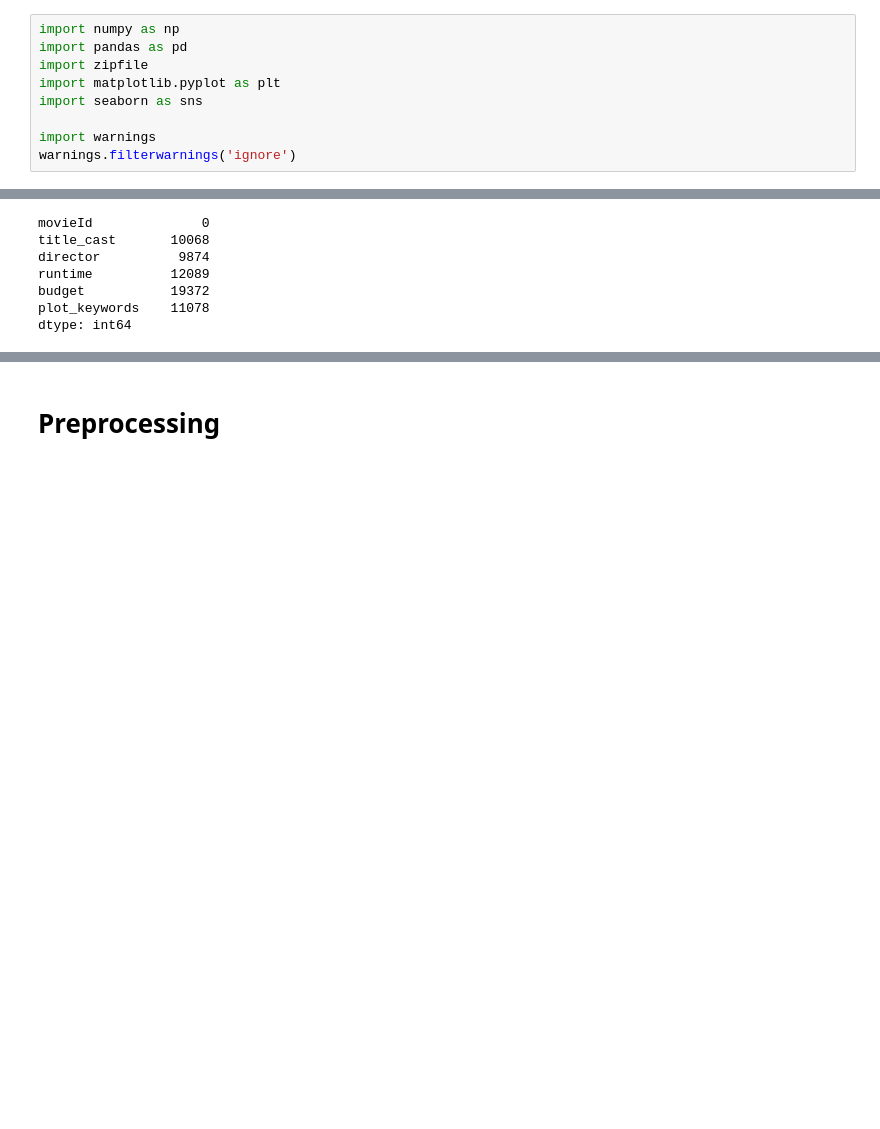
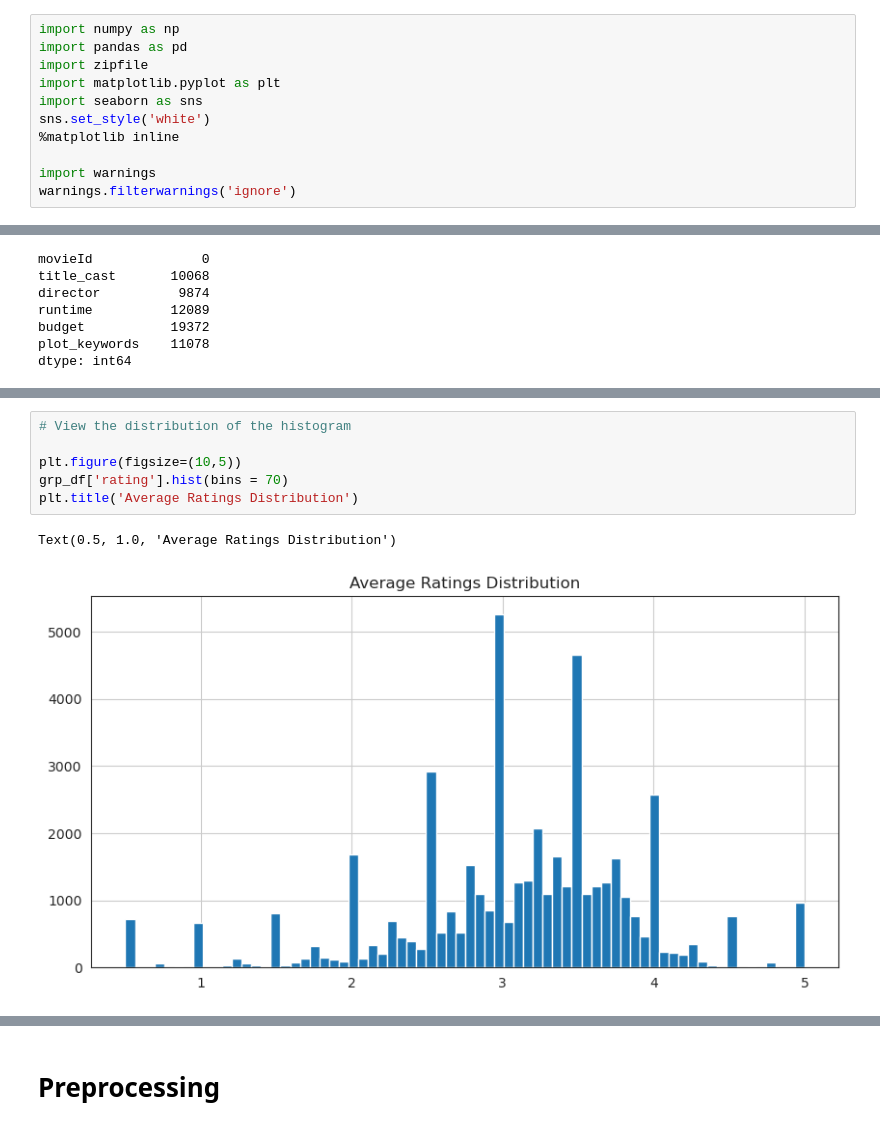
Before and after one commit to TEAM-RR1-ACT-MLTech/notebook, a Jupyter notebook: recommender_notebook.ipynb, the cells around one changed output, grey strips where cells are left out. Cells and saved outputs as stored; diff of their text form; blank space fills up the shorter version.

```diff
--- a/recommender_notebook.ipynb
+++ b/recommender_notebook.ipynb
@@ -39,6 +39,8 @@ import pandas as pd
 import zipfile
 import matplotlib.pyplot as plt
 import seaborn as sns
+sns.set_style('white')
+%matplotlib inline
 
 import warnings
 warnings.filterwarnings('ignore')
@@ -283,0 +311,9 @@ dtype: int64
+# %%
+# View the distribution of the histogram
+
+plt.figure(figsize=(10,5))
+grp_df['rating'].hist(bins = 70)
+plt.title('Average Ratings Distribution')
+# %% [output]
+Text(0.5, 1.0, 'Average Ratings Distribution')
+[figure, added]
```
Also changed, not shown: parts of 45 cells of this notebook.
